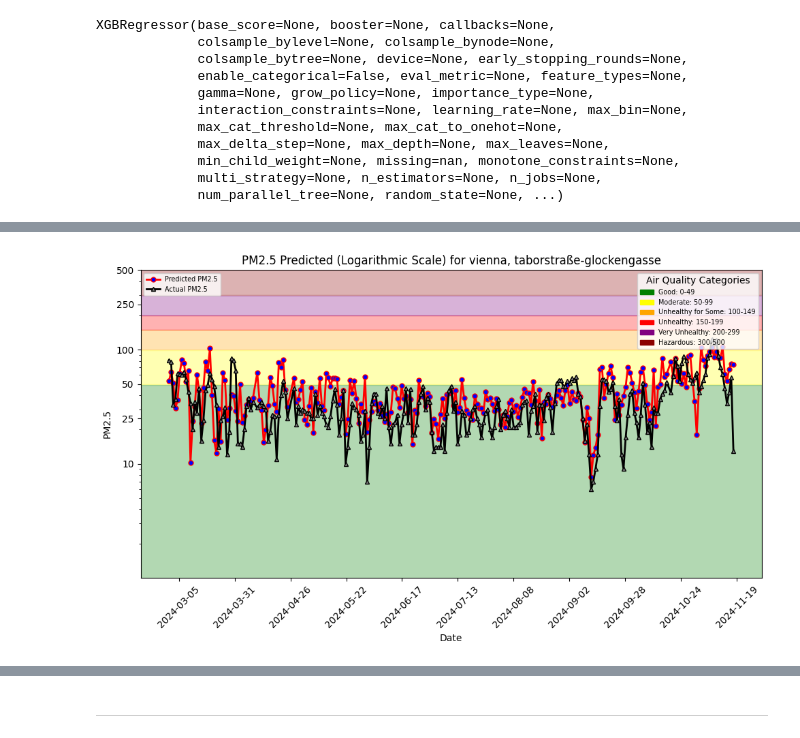
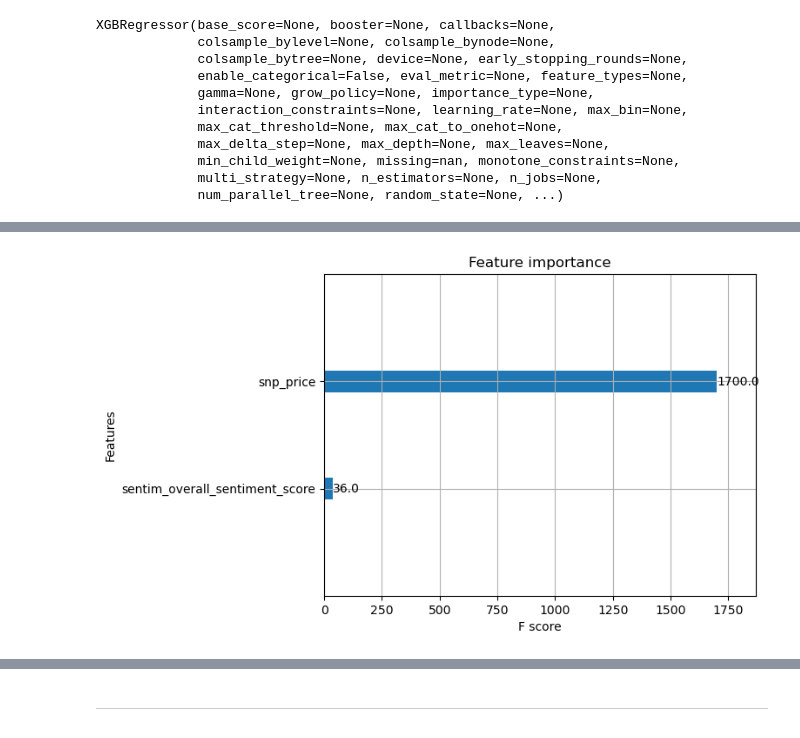
Before and after one commit to TheresaHoesl/StockMarketPrediction, a Jupyter notebook: notebooks/3_stockpred_training_pipeline.ipynb, the cells around one changed output, grey strips where cells are left out. Cells and saved outputs as stored; diff of their text form; code cells hidden in the pictures.

```diff
--- a/notebooks/3_stockpred_training_pipeline.ipynb
+++ b/notebooks/3_stockpred_training_pipeline.ipynb
@@ -259,0 +296,6 @@ XGBRegressor(base_score=None, booster=None, callbacks=None,
+# %%
+# Creating an instance of the XGBoost Regressor for BTC
+btc_regr_model = XGBRegressor()
+
+# Fitting the XGBoost Regressor to the training data for BTC
+btc_regr_model.fit(btc_train_features, btc_y_train)
@@ -288 +380,9 @@ R squared: 0.3181840338728458
+# %%
+# Plotting feature importances using the plot_importance function from XGBoost
+plot_importance(btc_regr_model, max_num_features=3)
+feature_importance_path = images_dir + "/bitcoin_feature_importance.png"
+plt.savefig(feature_importance_path)
+plt.show()
+# %% [output]
+[figure, added]
 # %%
@@ -307,6 +411,0 @@ if not os.path.exists(images_dir):
-# %%
-file_path = images_dir + "/pm25_hindcast.png"
-plt = util.plot_air_quality_forecast("vienna", "taborstraße-glockengasse", df, file_path, hindcast=True)
-plt.show()
-# %% [output]
-[figure, removed]
```
Also changed, not shown: parts of 38 cells of this notebook, 8 other files.
